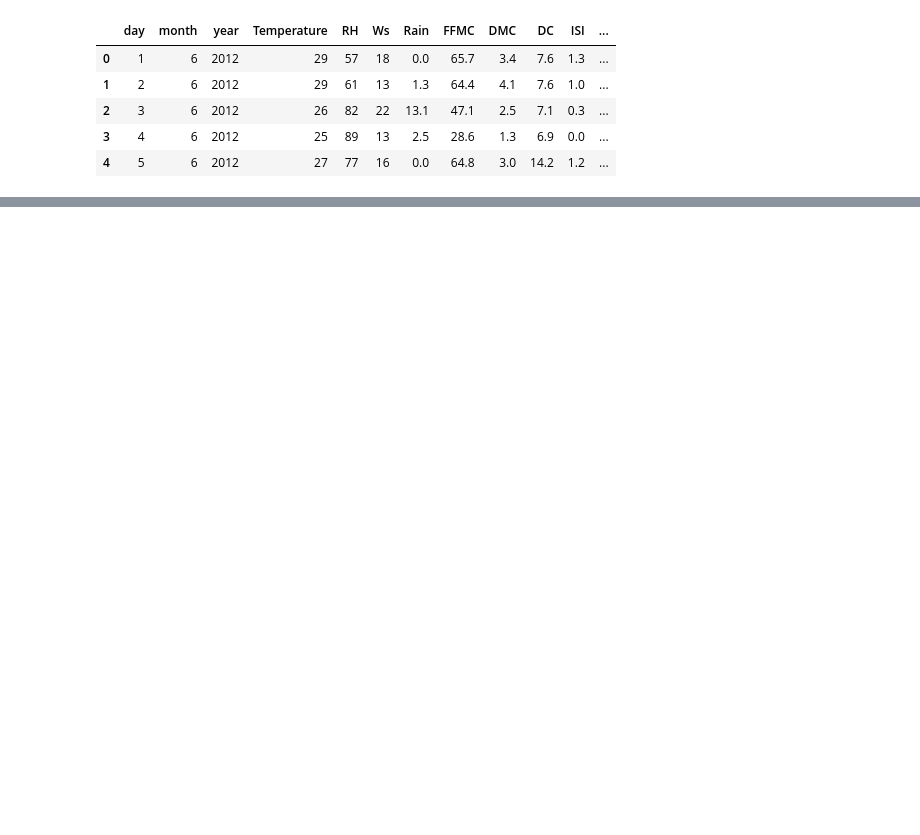
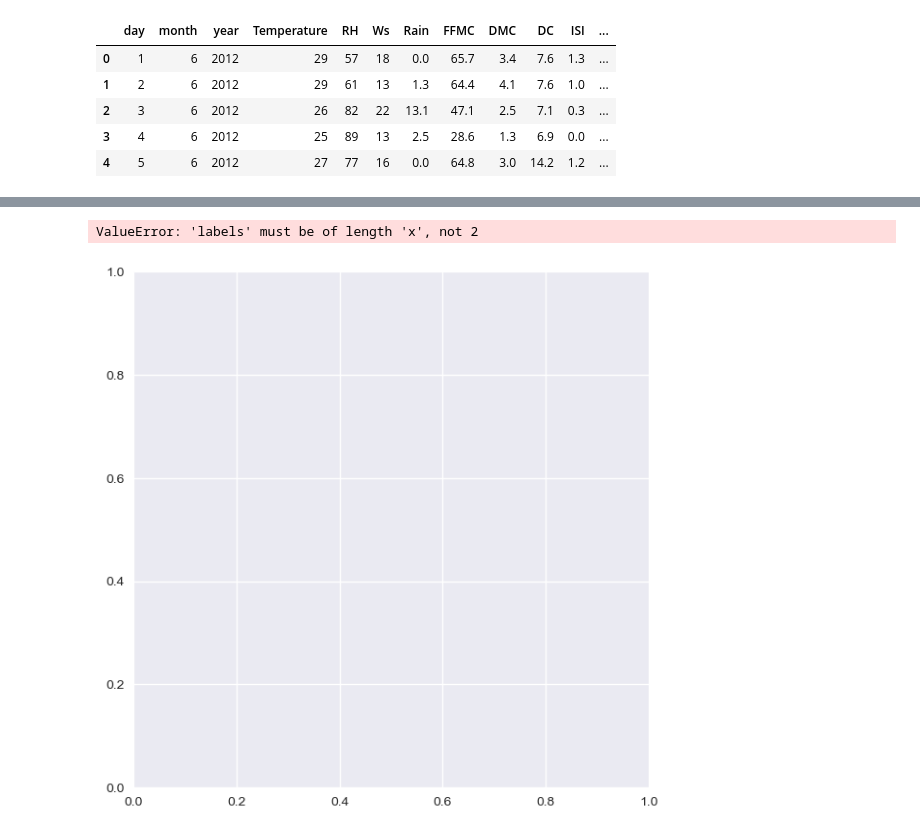
Before and after one commit to SonuPriyanshuok146/Machine-Learning-and-NLP, a Jupyter notebook: Python/20-Ridge Lasso and ElasticNet/DataCleaning.ipynb, the cells around one changed output, grey strips where cells are left out. Drawn from its saved outputs; the diff is of its cells as text; code cells hidden in the pictures; blank space fills up the shorter version.

```diff
--- a/Python/20-Ridge Lasso and ElasticNet/DataCleaning.ipynb
+++ b/Python/20-Ridge Lasso and ElasticNet/DataCleaning.ipynb
@@ -255,0 +305,22 @@ df.head()
+# %%
+import matplotlib.pyplot as plt
+
+# Calculate percentages of each class
+percentage = df_copy['Classes'].value_counts(normalize=True) * 100
+
+# Define labels (make sure they match the order of value_counts)
+classlabels = ["Fire", "Not Fire"]
+
+plt.figure(figsize=(12,7))
+plt.pie(
+    percentage,
+    labels=classlabels,
+    autopct='%1.1f%%',
+    startangle=90,
+    colors=['red','green']
+)
+plt.title("Pie Chart of Classes")
+plt.show()
+# %% [output]
+ValueError: 'labels' must be of length 'x', not 2
+[figure, added]
```
Also changed, not shown: parts of 17 cells of this notebook, 1 other file.
